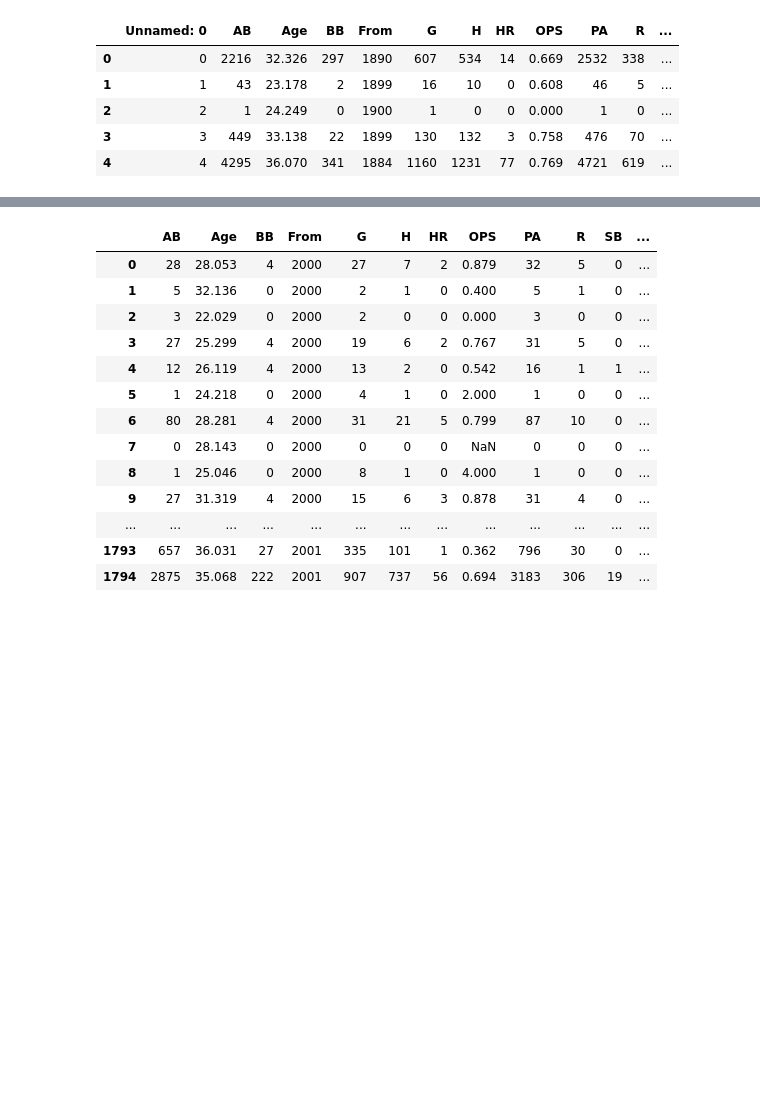
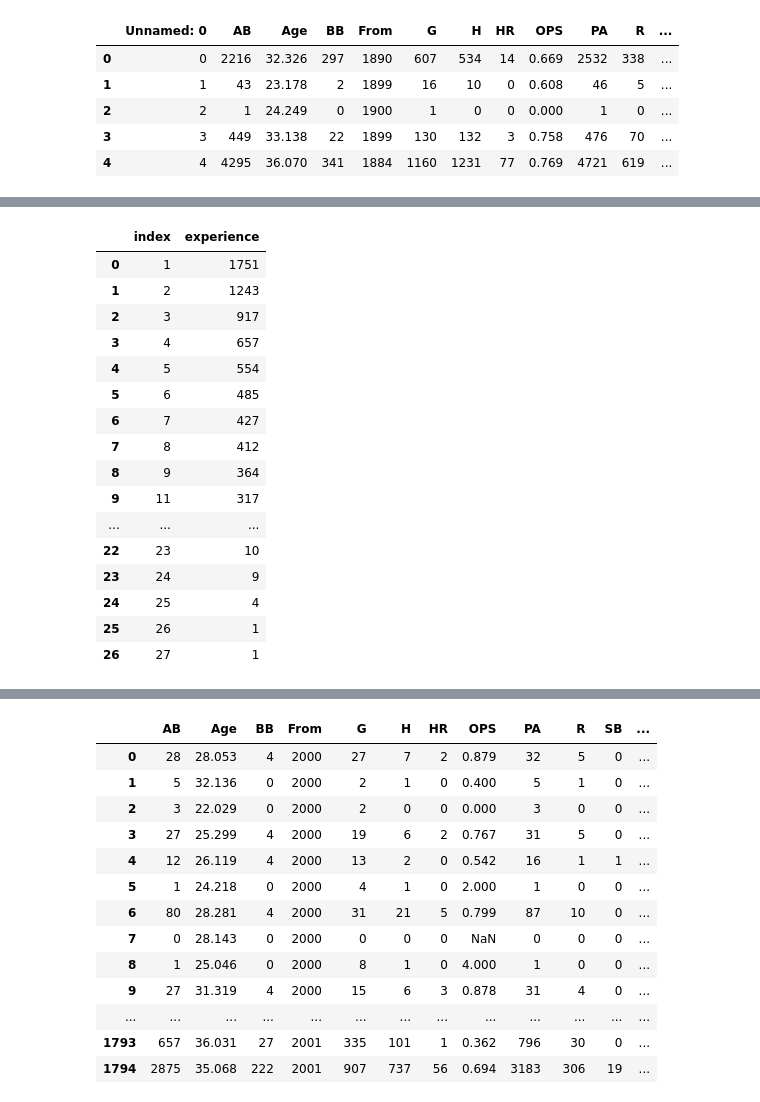
Before and after one commit to JulienAssouline/data-studios-projects, a Jupyter notebook: code/Baseball_life/Baseball life analysis.ipynb, the cells around one changed output, grey strips where cells are left out. Drawn from its saved outputs; the diff is of its cells as text; code cells hidden in the pictures; blank space fills up the shorter version.

```diff
--- a/code/Baseball_life/Baseball life analysis.ipynb
+++ b/code/Baseball_life/Baseball life analysis.ipynb
@@ -93,0 +92,2 @@ Baseball_careers = Baseball_careers[Baseball_careers["From"] > 1949]
+# %%
+Baseball_careers_distribution = Baseball_careers["experience"].value_counts().reset_index()
@@ -93,0 +102,20 @@ Baseball_careers = Baseball_careers[Baseball_careers["From"] > 1949]
+# %%
+Baseball_careers_distribution
+# %% [output]
+|  | index | experience |
+| 0 | 1 | 1751 |
+| 1 | 2 | 1243 |
+| 2 | 3 | 917 |
+| 3 | 4 | 657 |
+| 4 | 5 | 554 |
+| 5 | 6 | 485 |
+| 6 | 7 | 427 |
+| 7 | 8 | 412 |
+| 8 | 9 | 364 |
+| 9 | 11 | 317 |
+| ... | ... | ... |
+| 22 | 23 | 10 |
+| 23 | 24 | 9 |
+| 24 | 25 | 4 |
+| 25 | 26 | 1 |
+| 26 | 27 | 1 |
```
Also changed, not shown: parts of 11 cells of this notebook, 15 other files.
